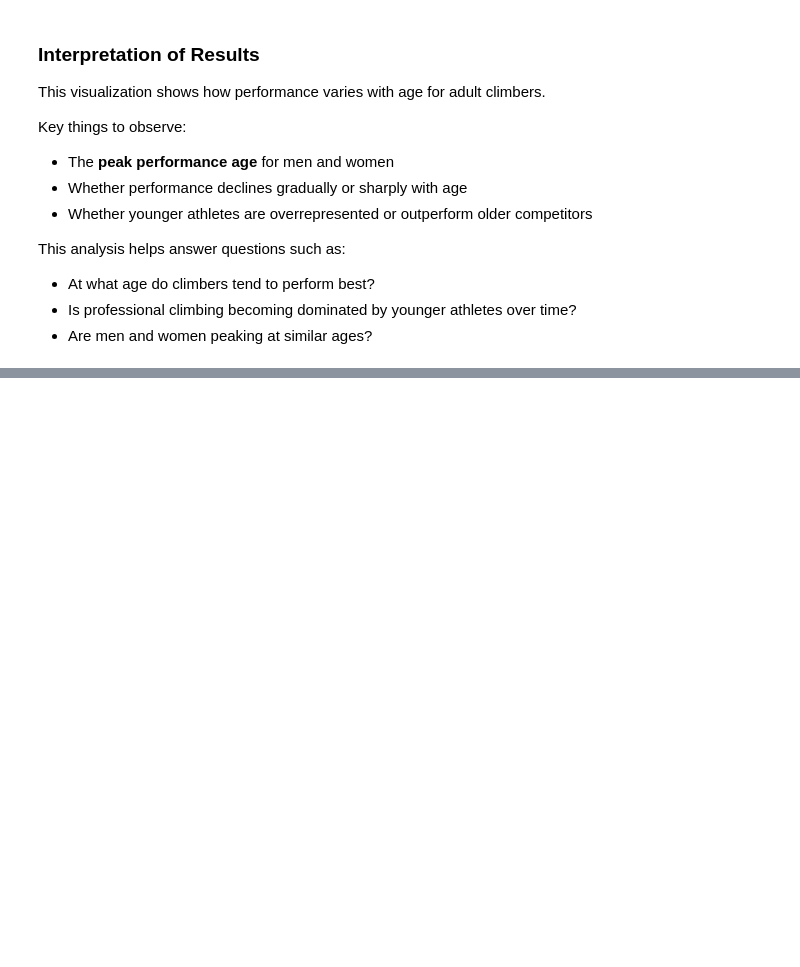
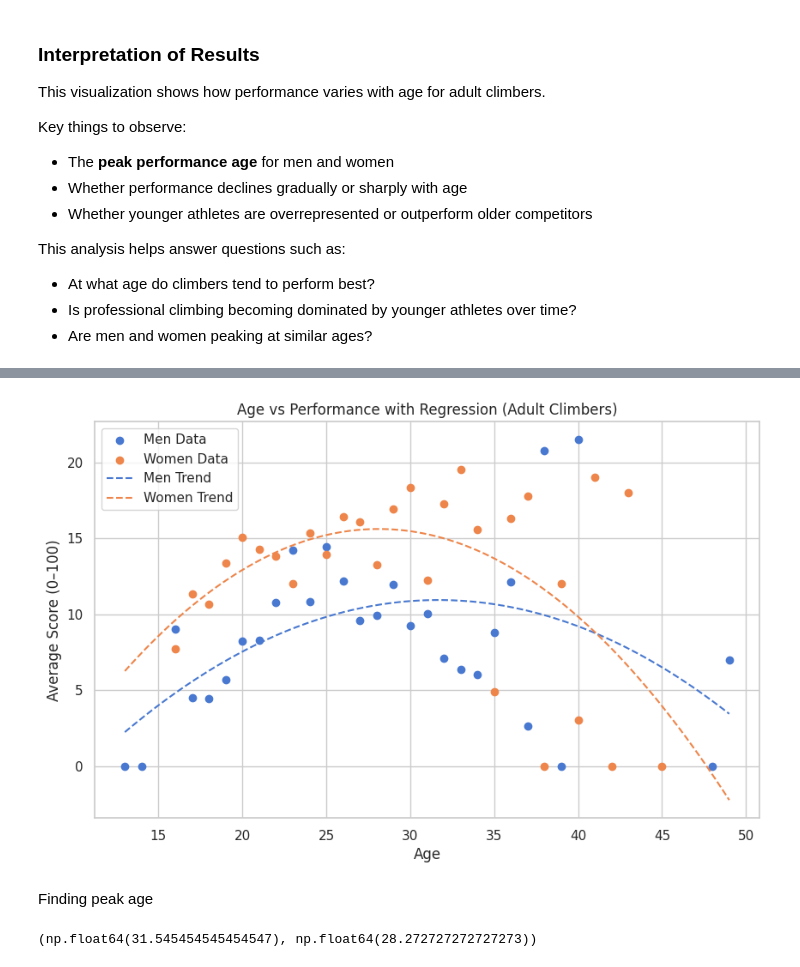
Before and after one commit to derrickd-lab/Climbing_Prediction_Project, a Jupyter notebook: ML_Project.ipynb, the cells around one changed output, grey strips where cells are left out. Cells and saved outputs as stored; diff of their text form; code cells hidden in the pictures; blank space fills up the shorter version.

```diff
--- a/ML_Project.ipynb
+++ b/ML_Project.ipynb
@@ -217,0 +338,45 @@ This analysis helps answer questions such as:
+# %%
+# Men's regression
+men_coef = np.polyfit(men_age_curve["age"], men_age_curve["score"], 2)
+men_poly = np.poly1d(men_coef)
+
+# Women's regression
+women_coef = np.polyfit(women_age_curve["age"], women_age_curve["score"], 2)
+women_poly = np.poly1d(women_coef)
+
+# Create smooth age range
+age_range = np.linspace(
+    min(men_age_curve["age"].min(), women_age_curve["age"].min()),
+    max(men_age_curve["age"].max(), women_age_curve["age"].max()),
+    100
+)
+
+plt.figure(figsize=(10,6))
+
+# Original curves
+plt.scatter(men_age_curve["age"], men_age_curve["score"], label="Men Data")
+plt.scatter(women_age_curve["age"], women_age_curve["score"], label="Women Data")
+
+# Regression lines
+plt.plot(age_range, men_poly(age_range), linestyle="--", label="Men Trend")
+plt.plot(age_range, women_poly(age_range), linestyle="--", label="Women Trend")
+
+plt.xlabel("Age")
+plt.ylabel("Average Score (0–100)")
+plt.title("Age vs Performance with Regression (Adult Climbers)")
+plt.legend()
+plt.grid(True)
+
+plt.show()
+# %% [output]
+[figure, added]
+# %% [markdown]
+Finding peak age
+# %%
+# Find peak ages
+peak_age_men = age_range[np.argmax(men_poly(age_range))]
+peak_age_women = age_range[np.argmax(women_poly(age_range))]
+
+peak_age_men, peak_age_women
+# %% [output]
+(np.float64(31.545454545454547), np.float64(28.272727272727273))
```
Also changed, not shown: parts of 7 cells of this notebook.
